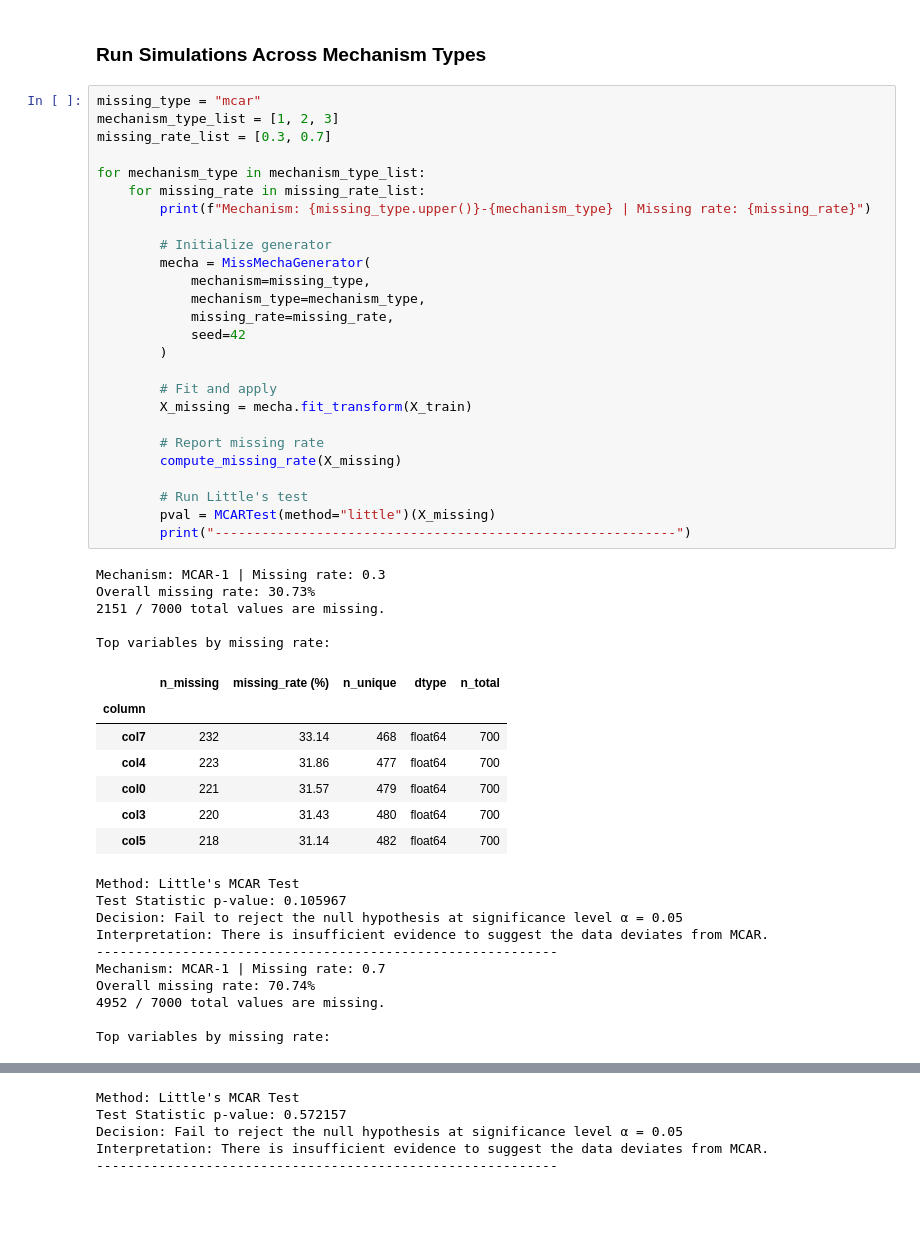
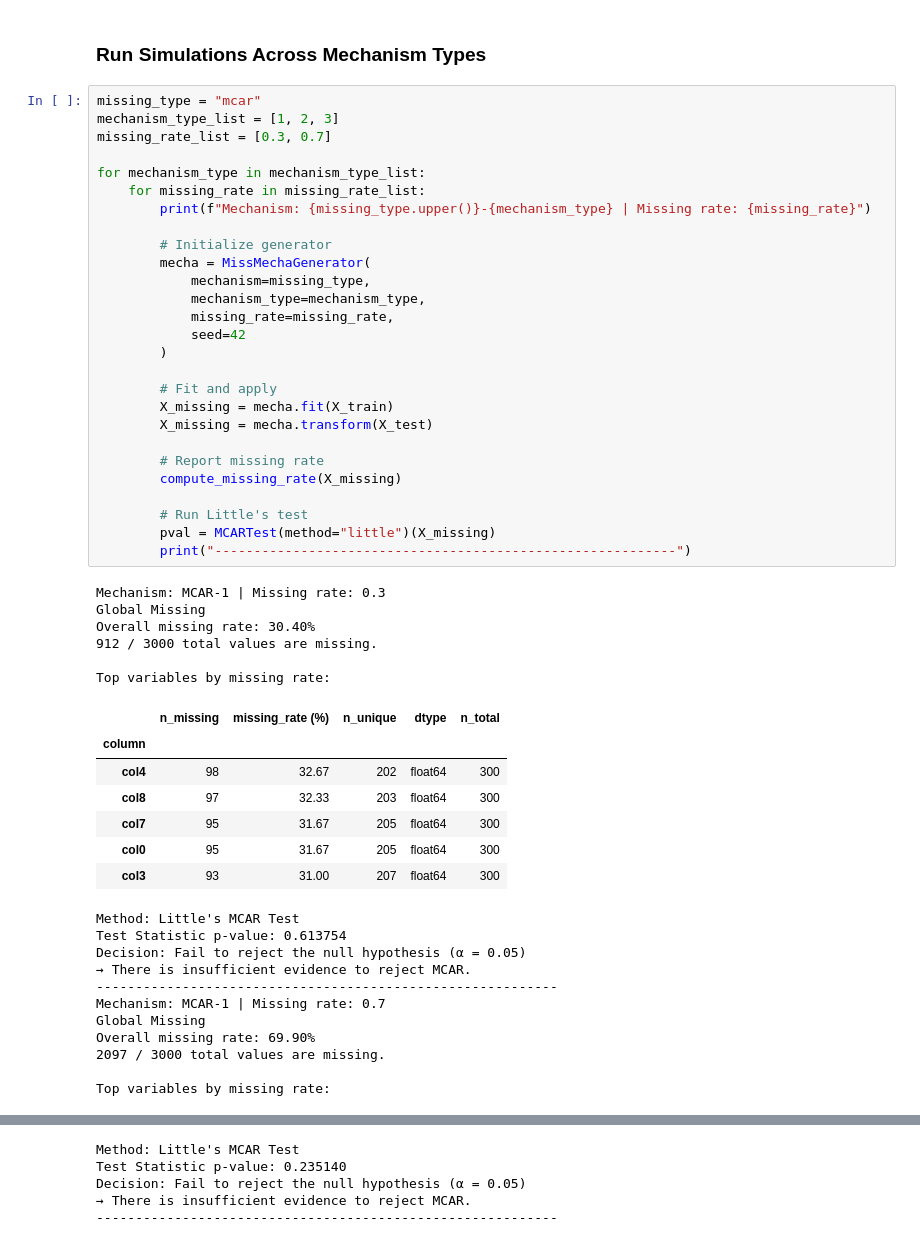
Before and after one commit to echoid/MissMecha, a Jupyter notebook: demo_generate.ipynb, the cells around one changed output, grey strips where cells are left out. Drawn from its saved outputs; the diff is of its cells as text; blank space fills up the shorter version.

```diff
--- a/demo_generate.ipynb
+++ b/demo_generate.ipynb
@@ -47,49 +48,52 @@ X_train, X_test = train_test_split(data_num, test_size=0.3, random_state=42)
 missing_type = "mcar"
 mechanism_type_list = [1, 2, 3]
 missing_rate_list = [0.3, 0.7]
 
 for mechanism_type in mechanism_type_list:
     for missing_rate in missing_rate_list:
         print(f"Mechanism: {missing_type.upper()}-{mechanism_type} | Missing rate: {missing_rate}")
 
         # Initialize generator
         mecha = MissMechaGenerator(
             mechanism=missing_type,
             mechanism_type=mechanism_type,
             missing_rate=missing_rate,
             seed=42
         )
 
         # Fit and apply
-        X_missing = mecha.fit_transform(X_train)
+        X_missing = mecha.fit(X_train)
+        X_missing = mecha.transform(X_test)
 
         # Report missing rate
         compute_missing_rate(X_missing)
 
         # Run Little's test
         pval = MCARTest(method="little")(X_missing)
         print("-----------------------------------------------------------")
 # %% [output]
 Mechanism: MCAR-1 | Missing rate: 0.3
-Overall missing rate: 30.73%
-2151 / 7000 total values are missing.
+Global Missing
+Overall missing rate: 30.40%
+912 / 3000 total values are missing.
 
 Top variables by missing rate:
 |  | n_missing | missing_rate (%) | n_unique | dtype | n_total |
 | column |  |  |  |  |  |
-| col7 | 232 | 33.14 | 468 | float64 | 700 |
-| col4 | 223 | 31.86 | 477 | float64 | 700 |
-| col0 | 221 | 31.57 | 479 | float64 | 700 |
-| col3 | 220 | 31.43 | 480 | float64 | 700 |
-| col5 | 218 | 31.14 | 482 | float64 | 700 |
+| col4 | 98 | 32.67 | 202 | float64 | 300 |
+| col8 | 97 | 32.33 | 203 | float64 | 300 |
+| col7 | 95 | 31.67 | 205 | float64 | 300 |
+| col0 | 95 | 31.67 | 205 | float64 | 300 |
+| col3 | 93 | 31.00 | 207 | float64 | 300 |
 Method: Little's MCAR Test
-Test Statistic p-value: 0.105967
-Decision: Fail to reject the null hypothesis at significance level α = 0.05
-Interpretation: There is insufficient evidence to suggest the data deviates from MCAR.
+Test Statistic p-value: 0.613754
+Decision: Fail to reject the null hypothesis (α = 0.05)
+→ There is insufficient evidence to reject MCAR.
 -----------------------------------------------------------
 Mechanism: MCAR-1 | Missing rate: 0.7
-Overall missing rate: 70.74%
-4952 / 7000 total values are missing.
+Global Missing
+Overall missing rate: 69.90%
+2097 / 3000 total values are missing.
 
 Top variables by missing rate:
 |  | n_missing | missing_rate (%) | n_unique | dtype | n_total |
@@ -170,7 +178,7 @@ Top variables by missing rate:
 Method: Little's MCAR Test
-Test Statistic p-value: 0.572157
-Decision: Fail to reject the null hypothesis at significance level α = 0.05
-Interpretation: There is insufficient evidence to suggest the data deviates from MCAR.
+Test Statistic p-value: 0.235140
+Decision: Fail to reject the null hypothesis (α = 0.05)
+→ There is insufficient evidence to reject MCAR.
 -----------------------------------------------------------
 # %%
 missing_type = "mar"
```
Also changed, not shown: parts of 4 cells of this notebook, 6 other files.
